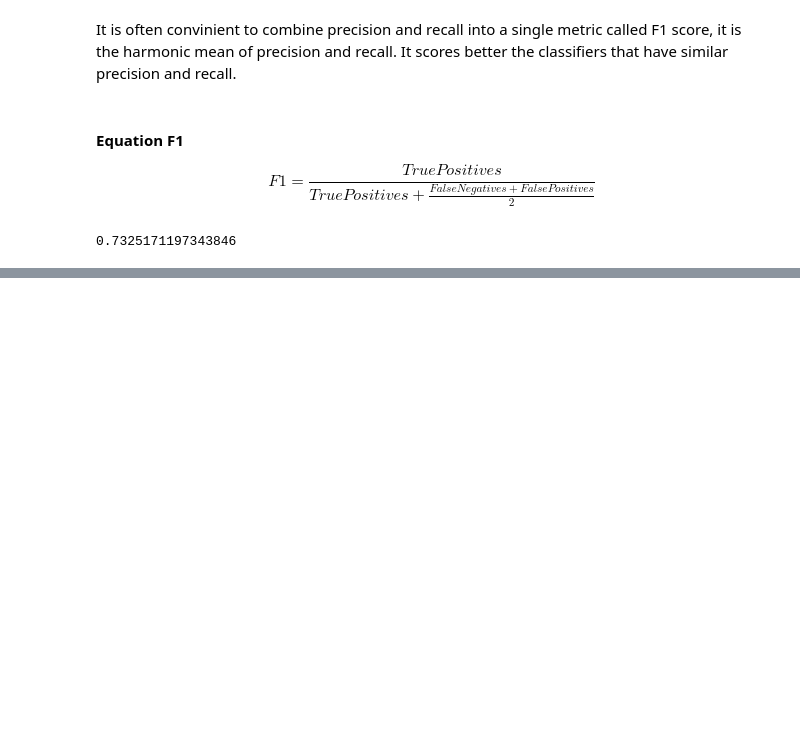
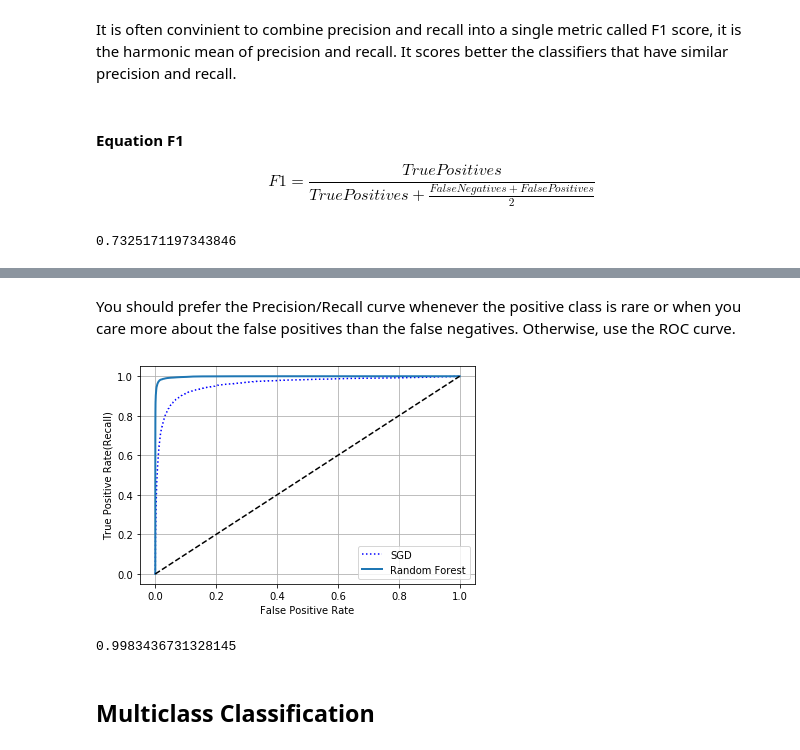
Before and after one commit to saguillo2000/Hands-On-ML-Notes, a Jupyter notebook: Chapter3.ipynb, the cells around one changed output, grey strips where cells are left out. Drawn from its saved outputs; the diff is of its cells as text; code cells hidden in the pictures; blank space fills up the shorter version.

```diff
--- a/Chapter3.ipynb
+++ b/Chapter3.ipynb
@@ -171,0 +255,23 @@ f1_score(y_train_5, y_train_predict)
+# %% [markdown]
+You should prefer the Precision/Recall curve whenever the positive class is rare or when you care more about the false positives than the false negatives. Otherwise, use the ROC curve.
+# %%
+from sklearn.ensemble import RandomForestClassifier
+
+forest_clf = RandomForestClassifier(random_state=42)
+y_probas_forest = cross_val_predict(forest_clf, X_train, y_train_5, cv=3, method="predict_proba")
+
+y_scores_forest = y_probas_forest[:, 1]
+fpr_forest, tpr_forest, thresholds_forest = roc_curve(y_train_5, y_scores_forest)
+
+plt.plot(fpr, tpr, "b:", label="SGD")
+plot_roc_curve(fpr_forest, tpr_forest, "Random Forest")
+plt.legend(loc="lower right")
+plt.show()
+# %% [output]
+[figure, added]
+# %%
+roc_auc_score(y_train_5, y_scores_forest)
+# %% [output]
+0.9983436731328145
+# %% [markdown]
+## Multiclass Classification
```
Also changed, not shown: parts of 14 cells of this notebook.
